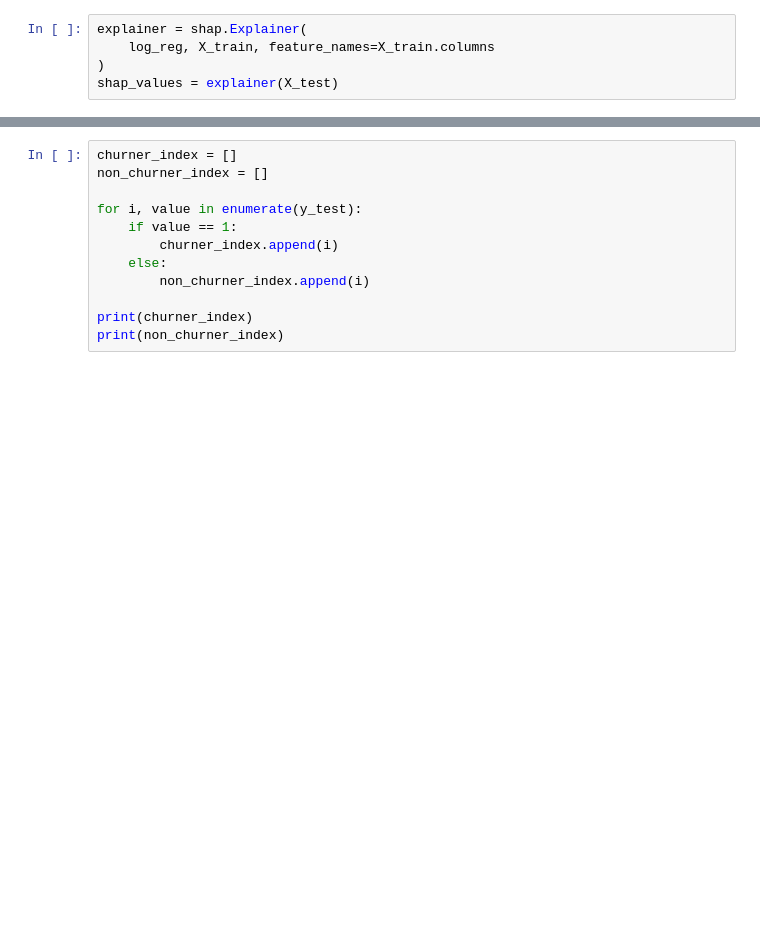
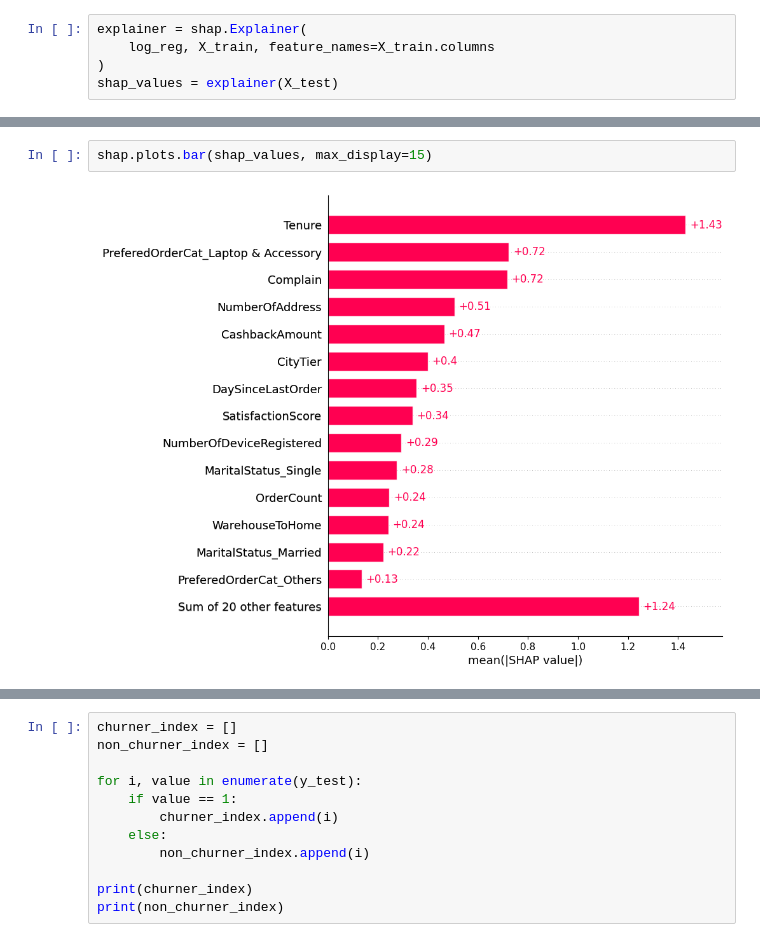
Before and after one commit to julienguyet/ai-project-methodology, a Jupyter notebook: notebooks/model_explanation.ipynb, the cells around one changed output, grey strips where cells are left out. Cells and saved outputs as stored; diff of their text form; blank space fills up the shorter version.

Commit message:
added graphs explanation to notebook

```diff
--- a/notebooks/model_explanation.ipynb
+++ b/notebooks/model_explanation.ipynb
@@ -118,0 +128,4 @@ This is column 33 : CashbackAmount
+# %%
+shap.plots.bar(shap_values, max_display=15)
+# %% [output]
+[figure, added]
```
Also changed, not shown: parts of 28 cells of this notebook.
